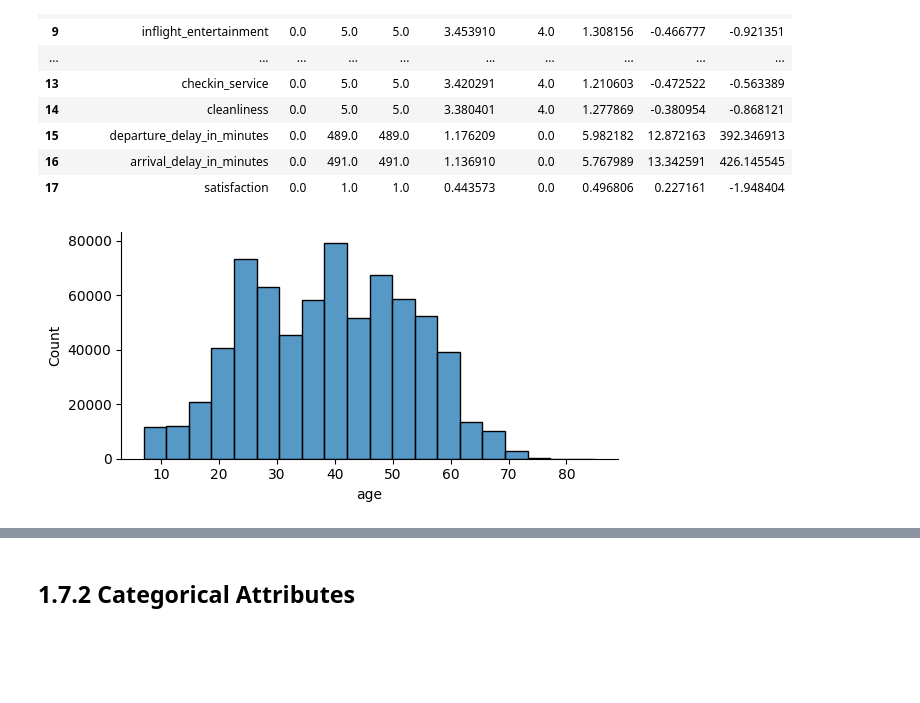
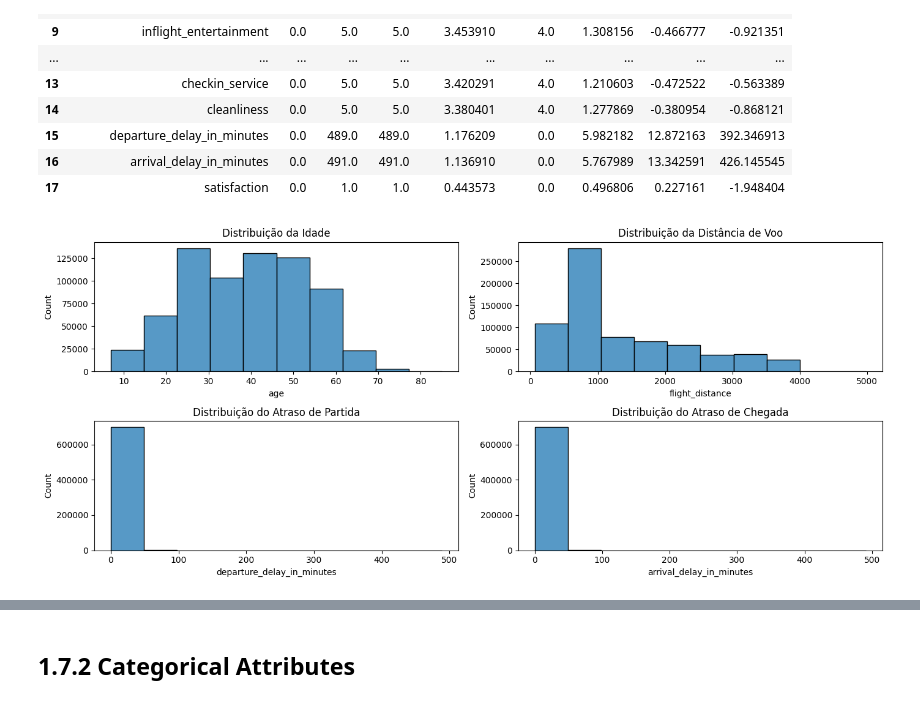
Before and after one commit to Data-Projects1/airline_satisfaction, a Jupyter notebook: notebooks/01.analise_satisf.ipynb, the cells around one changed output, grey strips where cells are left out. Cells and saved outputs as stored; diff of their text form; code cells hidden in the pictures; blank space fills up the shorter version.

Commit message:
Atualização gráficos da análise

```diff
--- a/notebooks/01.analise_satisf.ipynb
+++ b/notebooks/01.analise_satisf.ipynb
@@ -327,8 +328,29 @@ m
 | 16 | arrival_delay_in_minutes | 0.0 | 491.0 | 491.0 | 1.136910 | 0.0 | 5.767989 | 13.342591 | 426.145545 |
 | 17 | satisfaction | 0.0 | 1.0 | 1.0 | 0.443573 | 0.0 | 0.496806 | 0.227161 | -1.948404 |
 # %%
+# Criar uma figura com 2 linhas e 2 colunas
+fig, axes = plt.subplots(2, 2, figsize=(14, 6))
+
 # Age
-sns.displot(df1['age'],  bins=20, height=3, aspect=2)
+sns.histplot(df1['age'], bins=10, ax=axes[0, 0])
+axes[0, 0].set_title('Distribuição da Idade')
+
+# Distância de voo (flight distance)
+sns.histplot(df1['flight_distance'], bins=10, ax=axes[0, 1])
+axes[0, 1].set_title('Distribuição da Distância de Voo')
+
+# Atraso de partida (departure delay)
+sns.histplot(df1['departure_delay_in_minutes'], bins=10, ax=axes[1, 0])
+axes[1, 0].set_title('Distribuição do Atraso de Partida')
+
+# Atraso de chegada (arrival delay)
+sns.histplot(df1['arrival_delay_in_minutes'], bins=10, ax=axes[1, 1])
+axes[1, 1].set_title('Distribuição do Atraso de Chegada')
+
+# Ajustar o espaçamento
+plt.tight_layout()
+
+# Exibir os gráficos
 plt.show()
 # %% [output]
-[figure, old version]
+[figure, new version]
```
Also changed, not shown: parts of 11 cells of this notebook, 1 other file.
